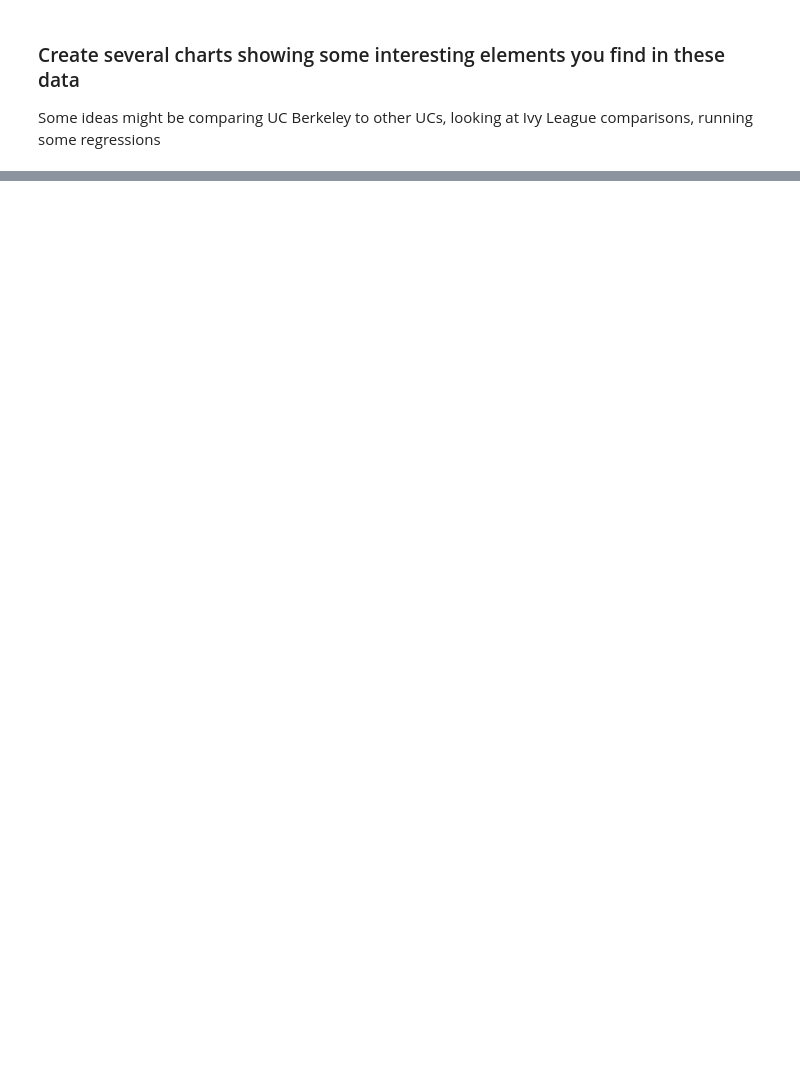
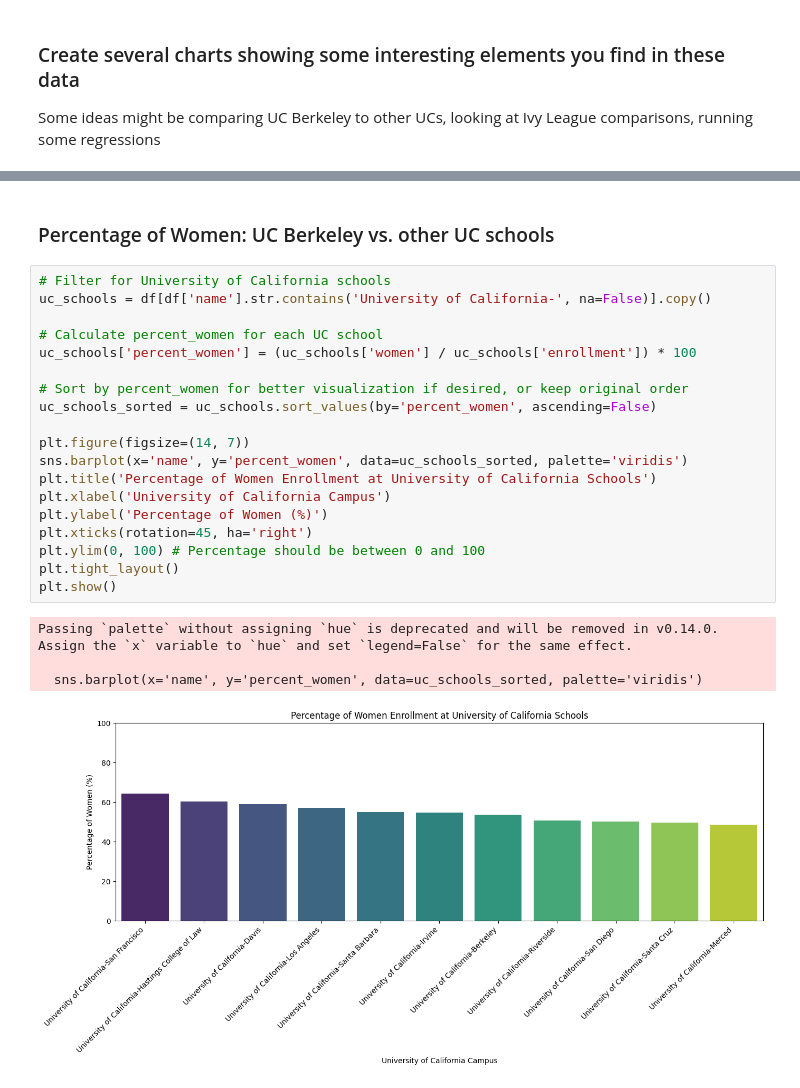
Before and after one commit to mcrebbincoates-pixel/01-first-website, a Jupyter notebook: quiz.ipynb, the cells around one changed output, grey strips where cells are left out. Saved outputs shown, nothing was run; the diff lists cells and outputs as text; blank space fills up the shorter version.

```diff
--- a/quiz.ipynb
+++ b/quiz.ipynb
@@ -89,0 +360,26 @@ Some ideas might be comparing UC Berkeley to other UCs, looking at Ivy League co
+# %% [markdown]
+### Percentage of Women: UC Berkeley vs. other UC schools
+# %%
+# Filter for University of California schools
+uc_schools = df[df['name'].str.contains('University of California-', na=False)].copy()
+
+# Calculate percent_women for each UC school
+uc_schools['percent_women'] = (uc_schools['women'] / uc_schools['enrollment']) * 100
+
+# Sort by percent_women for better visualization if desired, or keep original order
+uc_schools_sorted = uc_schools.sort_values(by='percent_women', ascending=False)
+
+plt.figure(figsize=(14, 7))
+sns.barplot(x='name', y='percent_women', data=uc_schools_sorted, palette='viridis')
+plt.title('Percentage of Women Enrollment at University of California Schools')
+plt.xlabel('University of California Campus')
+plt.ylabel('Percentage of Women (%)')
+plt.xticks(rotation=45, ha='right')
+plt.ylim(0, 100) # Percentage should be between 0 and 100
+plt.tight_layout()
+plt.show()
+# %% [output]
+Passing `palette` without assigning `hue` is deprecated and will be removed in v0.14.0. Assign the `x` variable to `hue` and set `legend=False` for the same effect.
+
+  sns.barplot(x='name', y='percent_women', data=uc_schools_sorted, palette='viridis')
+[figure, added]
```
Also changed, not shown: parts of 24 cells of this notebook.
